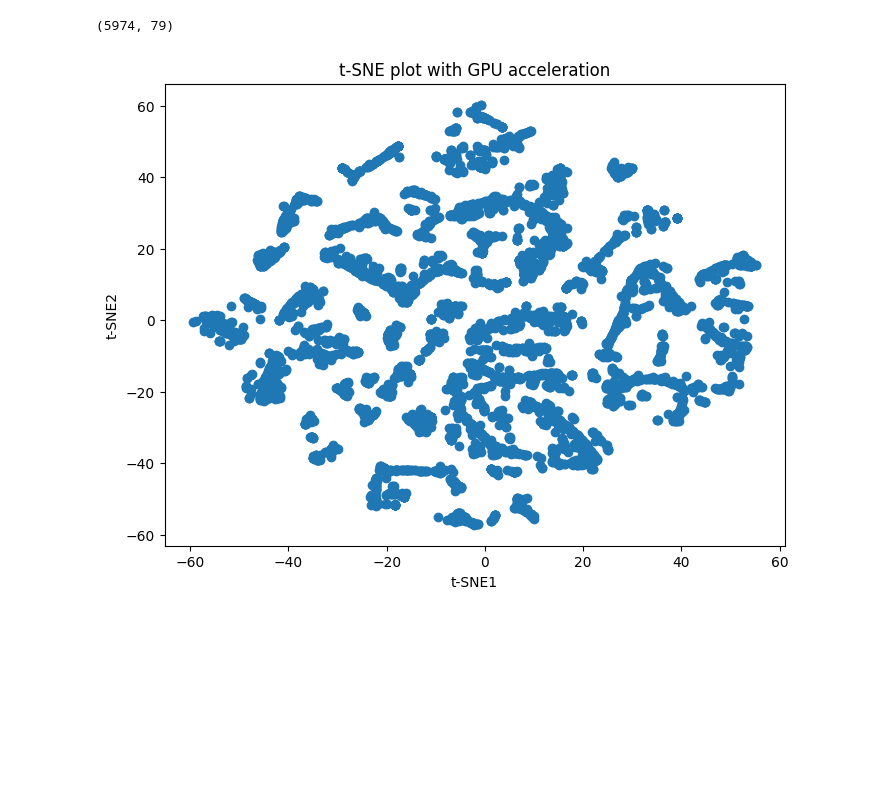
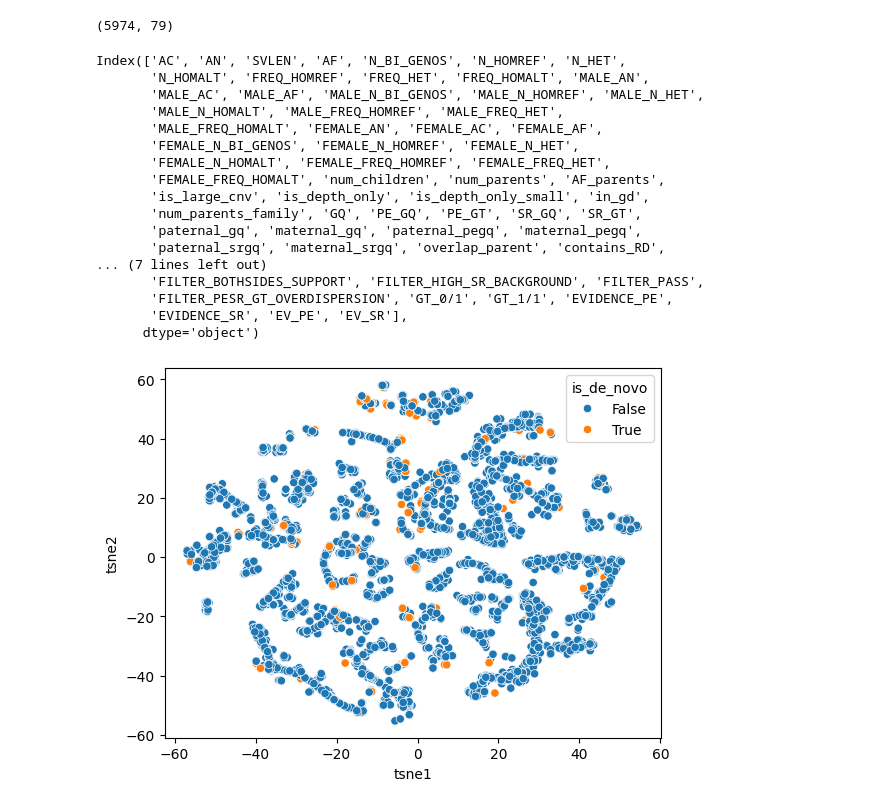
Before and after one commit to VJalili/denovo, a Jupyter notebook: denovo_model.ipynb, the cells around one changed output. Saved outputs shown, nothing was run; the diff lists cells and outputs as text; code cells hidden in the pictures; blank space fills up the shorter version.

```diff
--- a/denovo_model.ipynb
+++ b/denovo_model.ipynb
@@ -169,18 +167,39 @@ df.shape
+# %%
+df.columns
+# %% [output]
+Index(['AC', 'AN', 'SVLEN', 'AF', 'N_BI_GENOS', 'N_HOMREF', 'N_HET',
+       'N_HOMALT', 'FREQ_HOMREF', 'FREQ_HET', 'FREQ_HOMALT', 'MALE_AN',
+       'MALE_AC', 'MALE_AF', 'MALE_N_BI_GENOS', 'MALE_N_HOMREF', 'MALE_N_HET',
+       'MALE_N_HOMALT', 'MALE_FREQ_HOMREF', 'MALE_FREQ_HET',
+       'MALE_FREQ_HOMALT', 'FEMALE_AN', 'FEMALE_AC', 'FEMALE_AF',
+       'FEMALE_N_BI_GENOS', 'FEMALE_N_HOMREF', 'FEMALE_N_HET',
+       'FEMALE_N_HOMALT', 'FEMALE_FREQ_HOMREF', 'FEMALE_FREQ_HET',
+       'FEMALE_FREQ_HOMALT', 'num_children', 'num_parents', 'AF_parents',
+       'is_large_cnv', 'is_depth_only', 'is_depth_only_small', 'in_gd',
+       'num_parents_family', 'GQ', 'PE_GQ', 'PE_GT', 'SR_GQ', 'SR_GT',
+       'paternal_gq', 'maternal_gq', 'paternal_pegq', 'maternal_pegq',
+       'paternal_srgq', 'maternal_srgq', 'overlap_parent', 'contains_RD',
+... (7 lines left out)
+       'FILTER_BOTHSIDES_SUPPORT', 'FILTER_HIGH_SR_BACKGROUND', 'FILTER_PASS',
+       'FILTER_PESR_GT_OVERDISPERSION', 'GT_0/1', 'GT_1/1', 'EVIDENCE_PE',
+       'EVIDENCE_SR', 'EV_PE', 'EV_SR'],
+      dtype='object')
+# %%
+x = df.drop(columns=["is_de_novo"])
+y = df["is_de_novo"]
 # %%
-gdf = cudf.DataFrame.from_pandas(df)
+# t-SNE using GPU
+gdf = cudf.DataFrame.from_pandas(x)
 gpu_matrix = gdf.to_cupy()
 tsne_model = TSNE_cuml(n_components=2, random_state=42)
 tsne_results = tsne_model.fit_transform(gpu_matrix)
 
 # Convert the t-SNE results to a numpy array using `.get()` for plotting
 tsne_results_np = tsne_results.get()
-
-# Plot the t-SNE results
-plt.figure(figsize=(8, 6))
-plt.scatter(tsne_results_np[:, 0], tsne_results_np[:, 1])
-plt.title('t-SNE plot with GPU acceleration')
-plt.xlabel('t-SNE1')
-plt.ylabel('t-SNE2')
-plt.show()
-# %% [output]
-[figure, removed]
+# %%
+tsne_results_df = pd.DataFrame(tsne_results_np, columns=["tsne1", "tsne2"])
+# %%
+sns.scatterplot(data=tsne_results_df, x="tsne1", y="tsne2", hue=y)
+plt.show()
+# %% [output]
+[figure, added]
```
Also changed, not shown: parts of 3 cells of this notebook.
